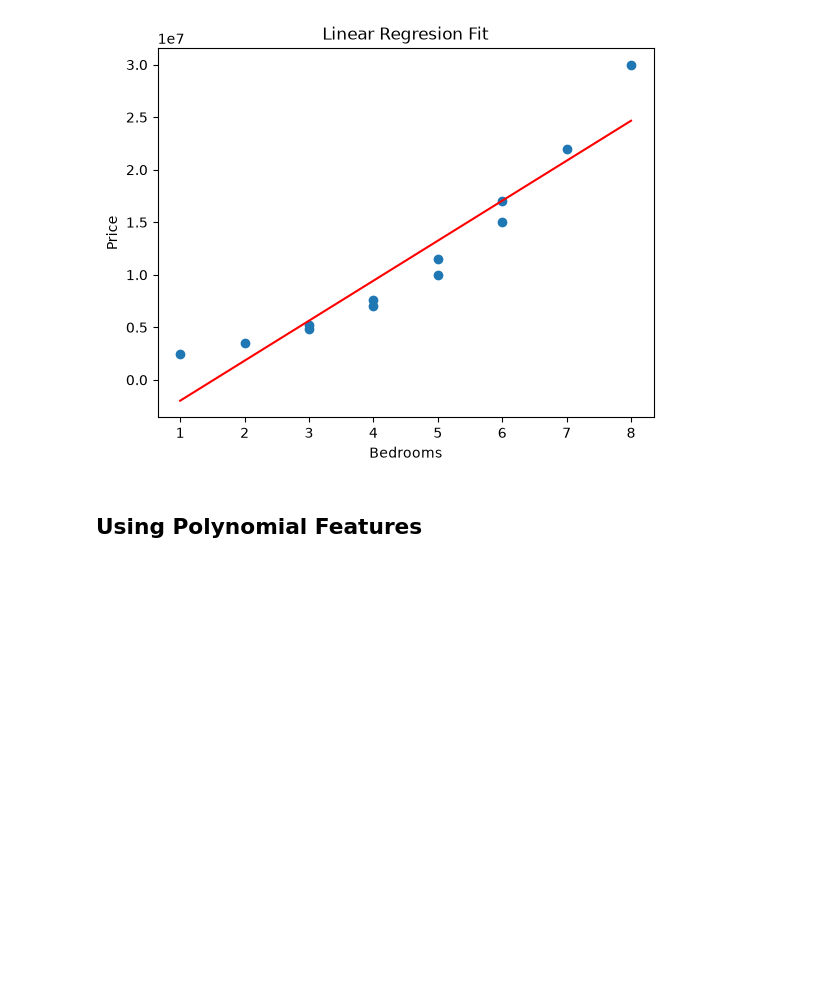
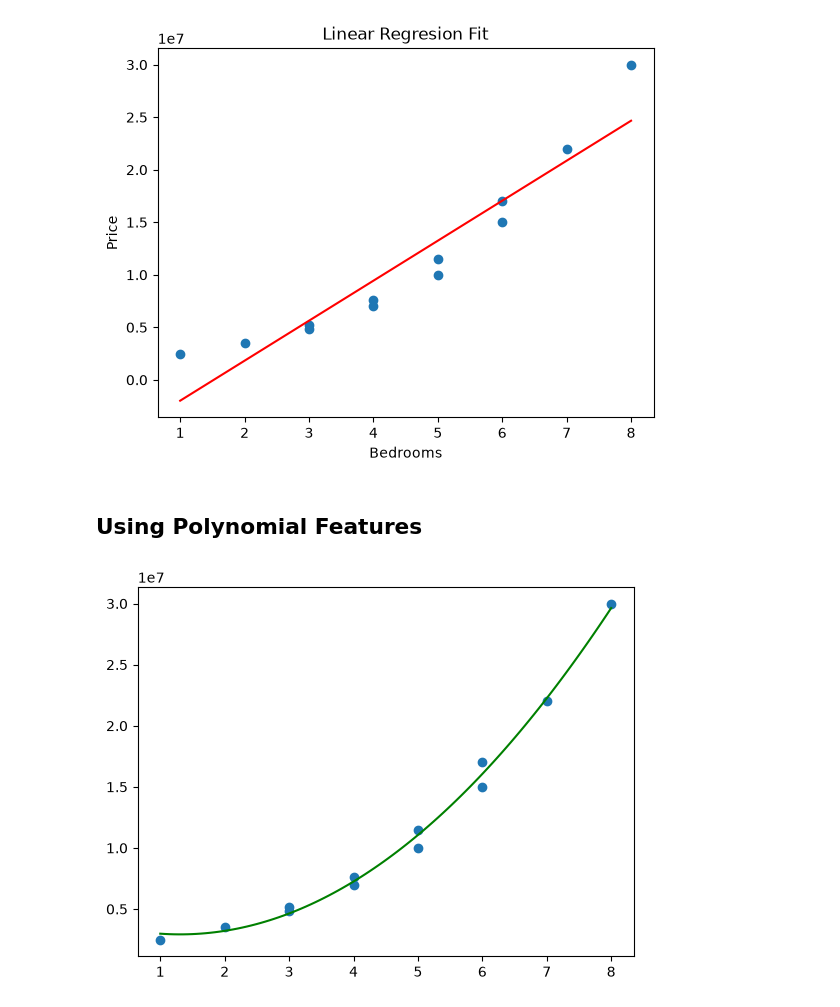
Before and after one commit to WillardDev/Machine_Learning_Foundation, a Jupyter notebook: Linear_Regression.ipynb, the cells around one changed output. Saved outputs shown, nothing was run; the diff lists cells and outputs as text; code cells hidden in the pictures; blank space fills up the shorter version.

```diff
--- a/Linear_Regression.ipynb
+++ b/Linear_Regression.ipynb
@@ -151,4 +151,8 @@ X_range_poly = poly.transform(X_range)
 
 y_range = poly_model.predict(X_range_poly)
 # %%
-pl
+plt.scatter(X, y, label='Data')
+plt.plot(X_range, y_range, color='green')
+plt.show()
+# %% [output]
+[figure, added]
```
